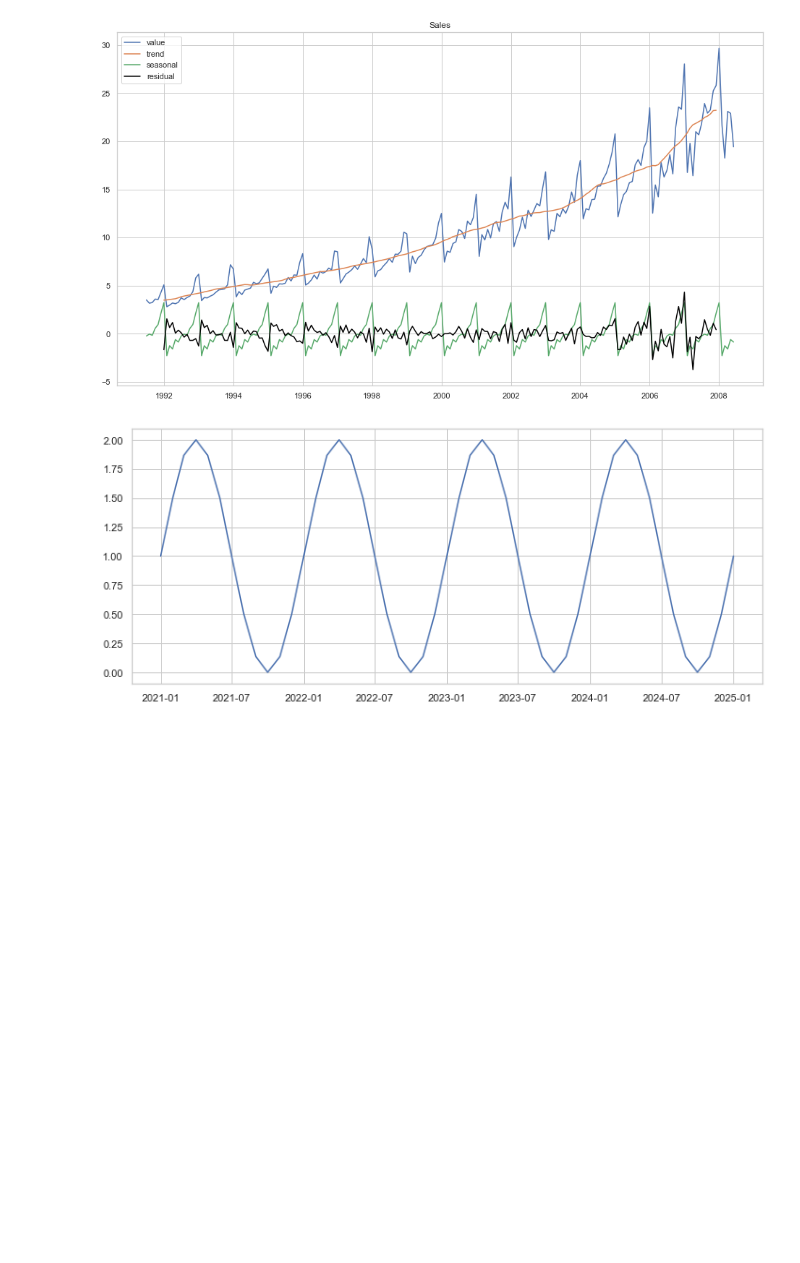
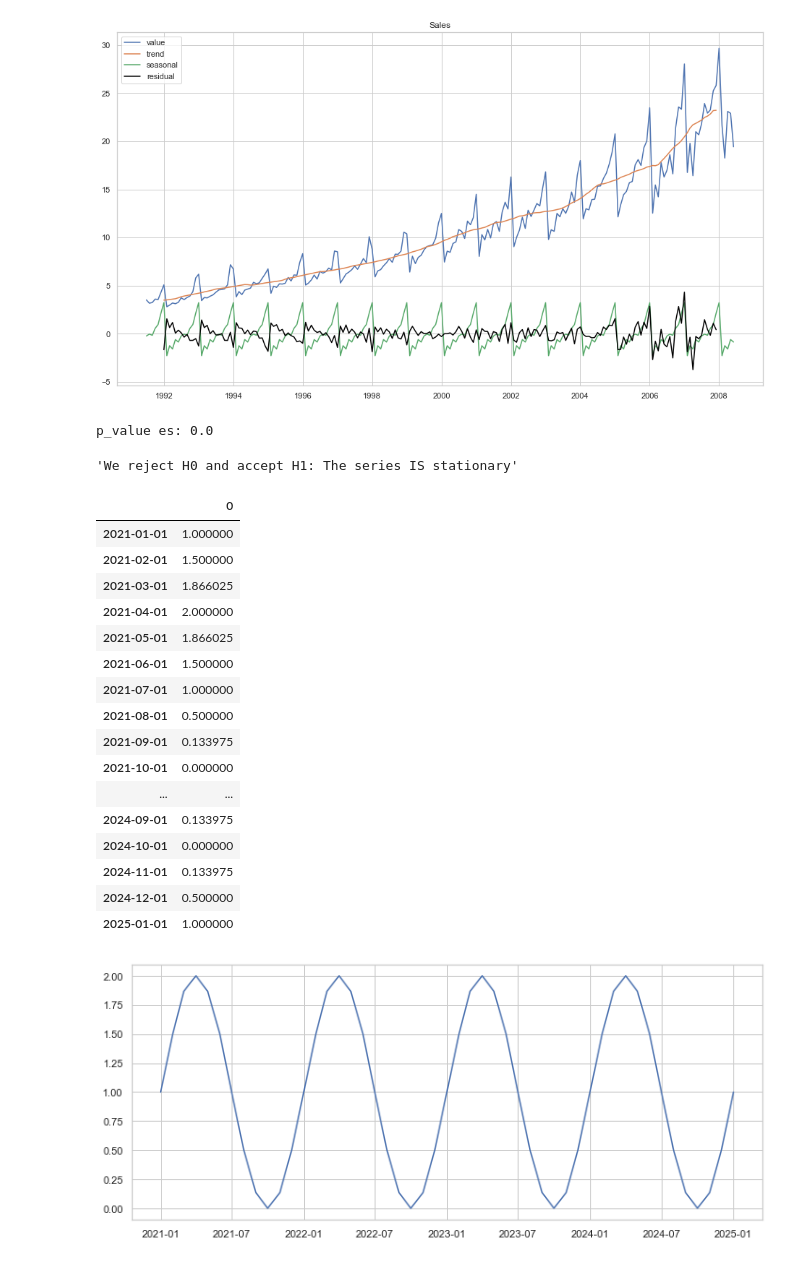
Before and after one commit to Ironhack-data-bcn-feb-2023/lectures, a Jupyter notebook: 37.I - Time series I - Properties (decomposition).ipynb, the cells around one changed output. Cells and saved outputs as stored; diff of their text form; code cells hidden in the pictures; blank space fills up the shorter version.

```diff
--- a/37.I - Time series I - Properties (decomposition).ipynb
+++ b/37.I - Time series I - Properties (decomposition).ipynb
@@ -389,6 +434,45 @@ plt.plot(res.resid, label="residual", c="black")
 plt.legend();
 # %% [output]
 [figure]
+# %%
+def dickey_rejects (series, alpha = 0.05):
+
+    p_value = adfuller(series)[1]
+    print(f"p_value es: {p_value}")
+
+    h0 = "The series is NOT stationary"
+    h1 = "The series IS stationary"
+
+    if p_value < alpha:
+        return f"We reject H0 and accept H1: {h1}"
+
+    elif p_value > alpha:
+        return f"We don't have enough info to reject H0, so we keep H0: {h0}"
+
+dickey_rejects(sine[0])
+# %% [output]
+p_value es: 0.0
+'We reject H0 and accept H1: The series IS stationary'
+# %%
+sine
+# %% [output]
+|  | 0 |
+| 2021-01-01 | 1.000000 |
+| 2021-02-01 | 1.500000 |
+| 2021-03-01 | 1.866025 |
+| 2021-04-01 | 2.000000 |
+| 2021-05-01 | 1.866025 |
+| 2021-06-01 | 1.500000 |
+| 2021-07-01 | 1.000000 |
+| 2021-08-01 | 0.500000 |
+| 2021-09-01 | 0.133975 |
+| 2021-10-01 | 0.000000 |
+| ... | ... |
+| 2024-09-01 | 0.133975 |
+| 2024-10-01 | 0.000000 |
+| 2024-11-01 | 0.133975 |
+| 2024-12-01 | 0.500000 |
+| 2025-01-01 | 1.000000 |
 # %%
 x = np.linspace(0, 8*np.pi, 49)
 y = np.sin(x) + 1
```
Also changed, not shown: parts of 17 cells of this notebook, 2 other files.
